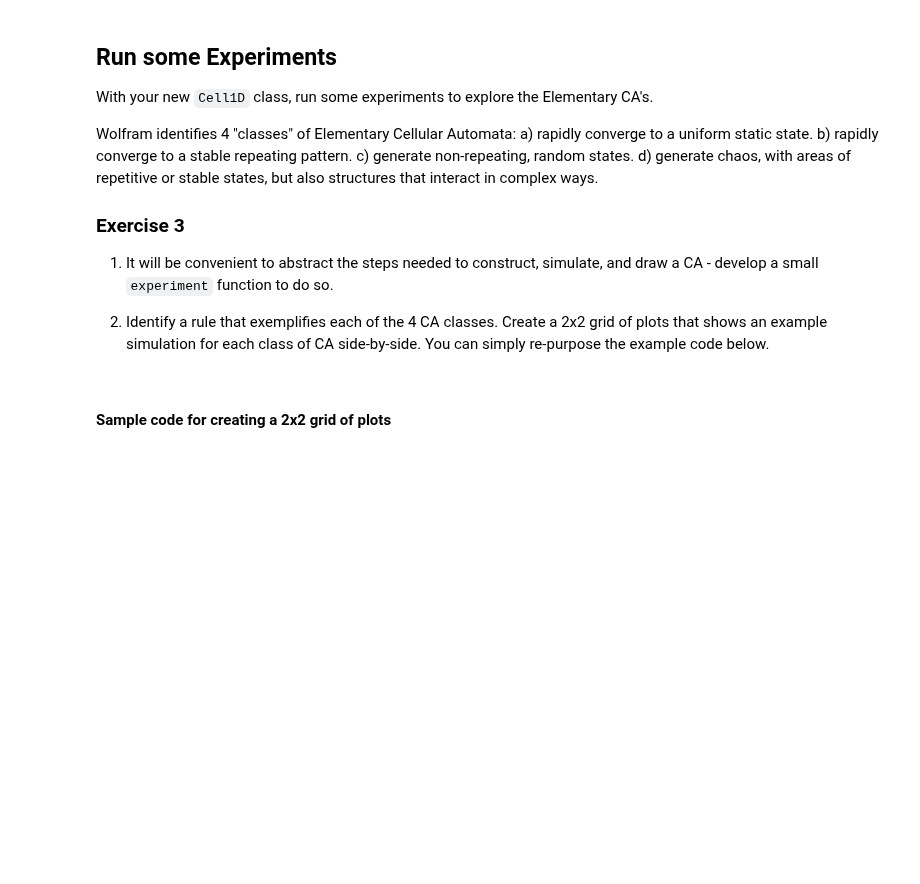
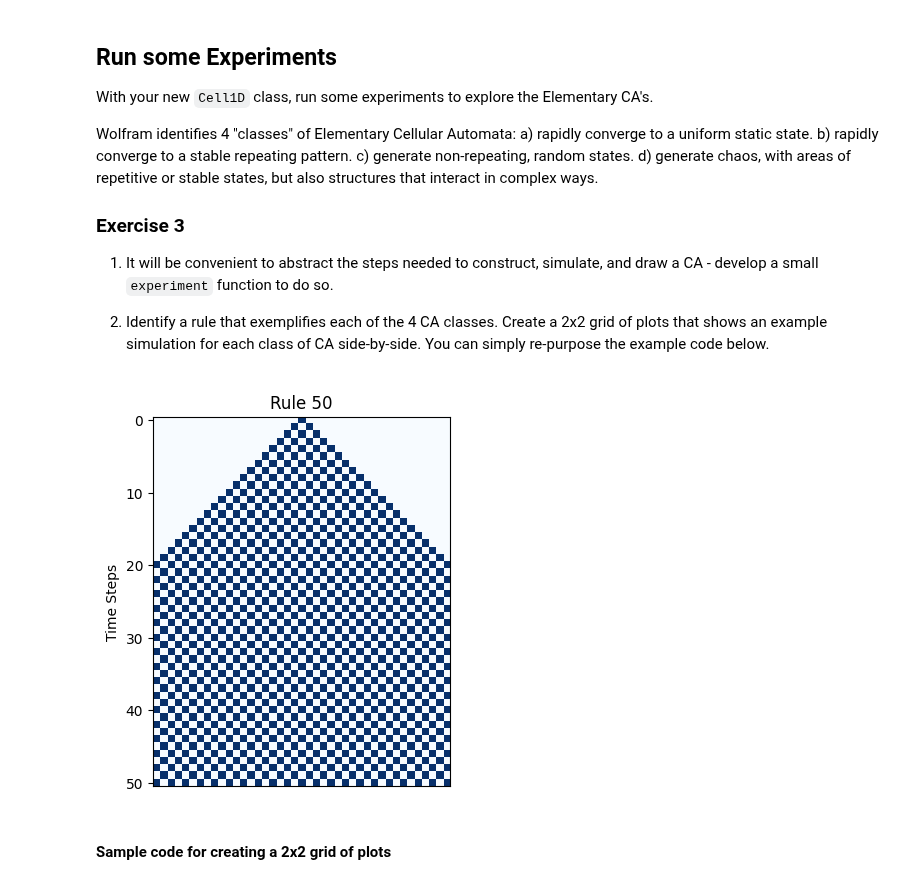
Before and after one commit to alirempel/cap-comp215, a Jupyter notebook: labs/lab05-CA-1D.ipynb, the cells around one changed output. Cells and saved outputs as stored; diff of their text form; code cells hidden in the pictures; blank space fills up the shorter version.

```diff
--- a/labs/lab05-CA-1D.ipynb
+++ b/labs/lab05-CA-1D.ipynb
@@ -177,3 +196,14 @@ Wolfram identifies 4 "classes" of Elementary Cellular Automata:
+# %%
+# Solution for Ex. 3 here...
+
+def ca_experiment(rule, n_steps=50, array_length = 101):
+  ca = Cell1D(rule, single_centre_array(array_length))
+  sim = ca.simulate(n_steps)
+  ca_img = ca.draw(n_steps)
+
+ca_experiment(50,n_steps=50,array_length=41)
+# %% [output]
+[figure, added]
 # %% [markdown]
 #### Sample code for creating a 2x2 grid of plots
 # %%
```
Also changed, not shown: parts of 4 cells of this notebook.
